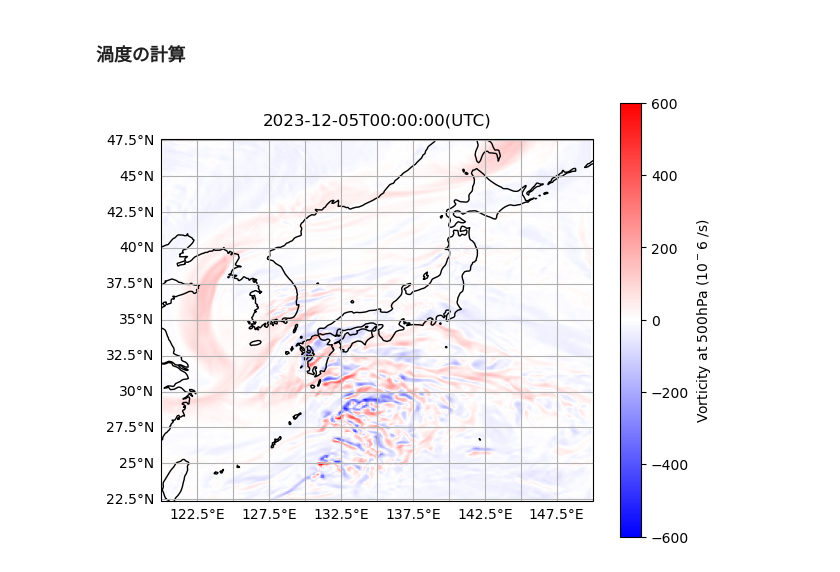
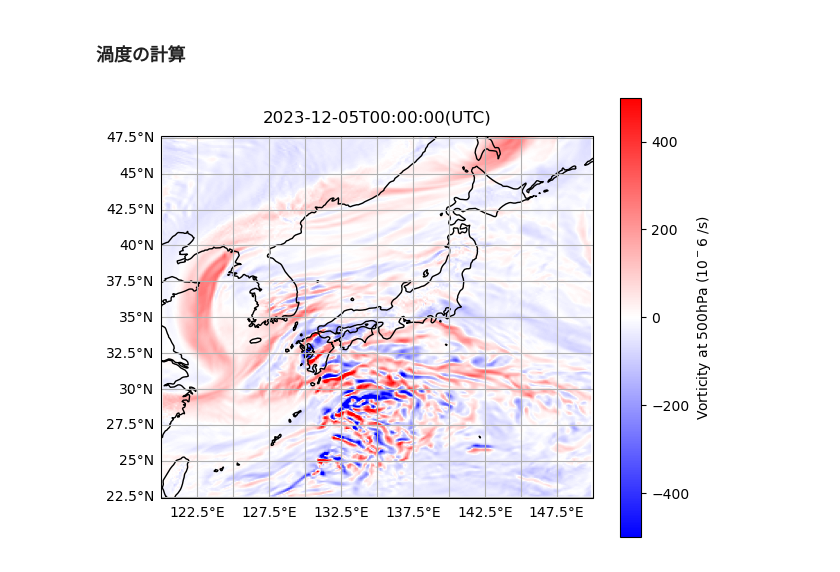
Before and after one commit to matsuda-tkm/qiita-calender-2023, a Jupyter notebook: 07-vorticity/code.ipynb, the cells around one changed output. Cells and saved outputs as stored; diff of their text form; code cells hidden in the pictures.

```diff
--- a/07-vorticity/code.ipynb
+++ b/07-vorticity/code.ipynb
@@ -73,28 +73,28 @@ for i in range(1,lat.shape[0]-1):
         v2 = v[i][j+1]
         dx = dist((lat[i][j+1], lon[i][j+1]), (lat[i][j-1], lon[i][j-1]))
         dy = dist((lat[i+1][j], lon[i+1][j]), (lat[i-1][j], lon[i-1][j]))
-        zeta[i][j] = (v2-v1)/(2*dx) - (u2-u1)/(2*dy)
+        zeta[i][j] = (v2-v1)/dx - (u2-u1)/dy
 # %%
 ax = plt.axes(projection=ccrs.PlateCarree())
 ax.set_extent([lon.min(), lon.max(), lat.min(), lat.max()], crs=ccrs.PlateCarree())
 ax.coastlines()
 ax.gridlines(
     draw_labels=['left','bottom'],
     xlocs=np.arange(120, 150, 2.5),
     ylocs=np.arange(20, 50, 2.5),
 )
 
 plt.imshow(
     zeta*1e6,
-    cmap='bwr', vmax=600, vmin=-600,
+    cmap='bwr', vmax=500, vmin=-500,
     extent=[lon.min(), lon.max(), lat.min(), lat.max()],
     transform=ccrs.PlateCarree())
 cbar = plt.colorbar()
 cbar.set_label(f'Vorticity at {P}hPa ($10^{-6}$ /s)')
 plt.title(TIME + '(UTC)')
 
 plt.tight_layout()
 plt.savefig('vorticity.png', dpi=300)
 plt.show()
 # %% [output]
-[figure, old version]
+[figure, new version]
```
Also changed, not shown: 1 other file.
